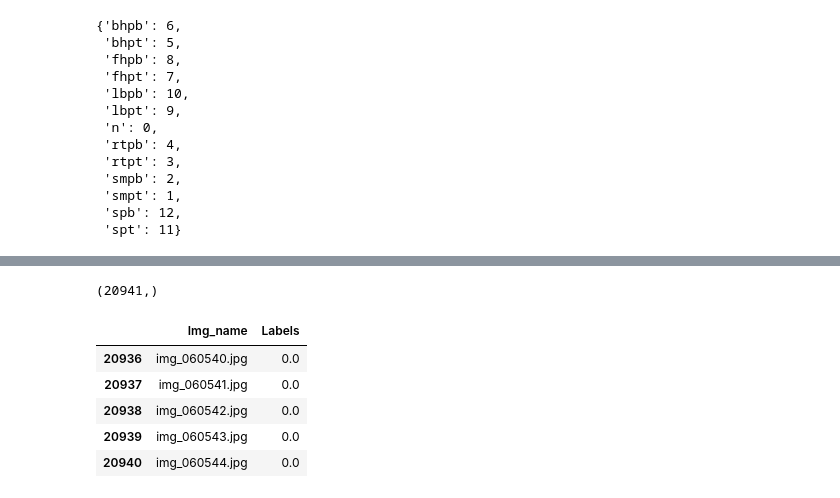
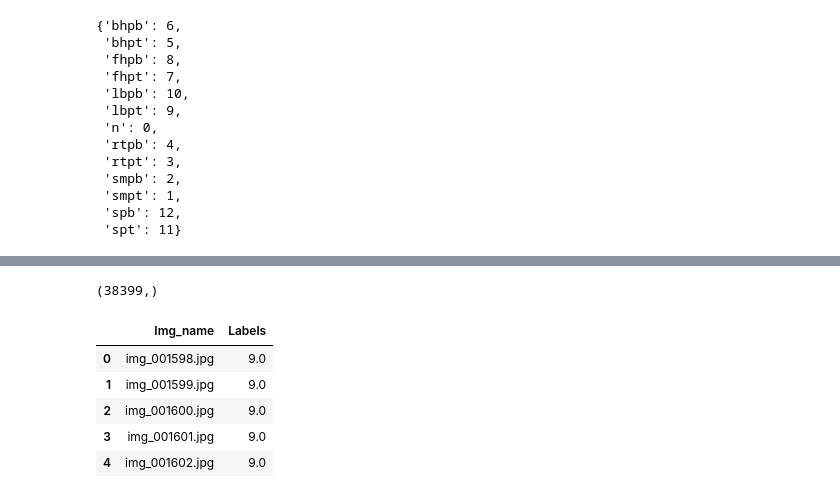
Before and after one commit to dychi/Chainer_Realtime_Multi-Person_Pose_Estimation, a Jupyter notebook: ipynb/output_featute_frames.ipynb, the cells around one changed output, grey strips where cells are left out. Drawn from its saved outputs; the diff is of its cells as text; code cells hidden in the pictures.

```diff
--- a/ipynb/output_featute_frames.ipynb
+++ b/ipynb/output_featute_frames.ipynb
@@ -4,7 +4,7 @@ import pandas as pd
 import numpy as np
 # %%
 # read annotation file
-anno_text = pd.read_csv('../../Annotations/fine_anno_txt/Nguyen-Parupalli-GrpD-LondonOlympics-2012.txt', header=None, sep='', delimiter='\t', usecols=[2,3,5], names=["start", "end", "label"])
+anno_text = pd.read_csv('../../Annotations/fine_anno_txt/Chen-Zwiebler-R32-LondonOlympics-2012.txt', header=None, sep='', delimiter='\t', usecols=[2,3,5], names=["start", "end", "label"])
 # %%
 # 異常文字列検出
 anno_text[anno_text["label"] == "n "]
@@ -47,4 +47,4 @@ anno_num.head()
 # %%
-#
-start_time = anno_num["start"]//40
-end_time = anno_num["end"]//40
+# 25fpsだから、25[fps]/1000=1/40を計算する
+start_time = anno_num["start"]/40
+end_time = anno_num["end"]/40
@@ -51,5 +71,5 @@ end_time = anno_num["end"]//40
 # %%
-imlist = os.listdir('/home/daichi/Badminton/badminton_action_recognition_using_pose_estimation/datasets/match_5/nguyen/')
+imlist = os.listdir('/home/daichi/Badminton/badminton_action_recognition_using_pose_estimation/datasets/match_8/chen/')
 # %%
 ## read frames list
 # "_"と"."を正規表現で取り除く
@@ -80,7 +100,7 @@ feature_labels = pd_img_label.dropna()
 # %%
 feature_labels["Label"].shape
 # %% [output]
-(20941,)
+(38399,)
 # %%
 # 読み込む画像のリストを作成する
 listdir = []
@@ -99,9 +119,9 @@ df_label.to_csv('/home/daichi/Badminton/badminton_action_recognition_using_pose_
 # %%
-df_label.tail()
+df_label.head()
 # %% [output]
 |  | Img_name | Labels |
-| 20936 | img_060540.jpg | 0.0 |
-| 20937 | img_060541.jpg | 0.0 |
-| 20938 | img_060542.jpg | 0.0 |
-| 20939 | img_060543.jpg | 0.0 |
-| 20940 | img_060544.jpg | 0.0 |
+| 0 | img_001598.jpg | 9.0 |
+| 1 | img_001599.jpg | 9.0 |
+| 2 | img_001600.jpg | 9.0 |
+| 3 | img_001601.jpg | 9.0 |
+| 4 | img_001602.jpg | 9.0 |
```
Also changed, not shown: parts of 4 cells of this notebook, 20 other files.
